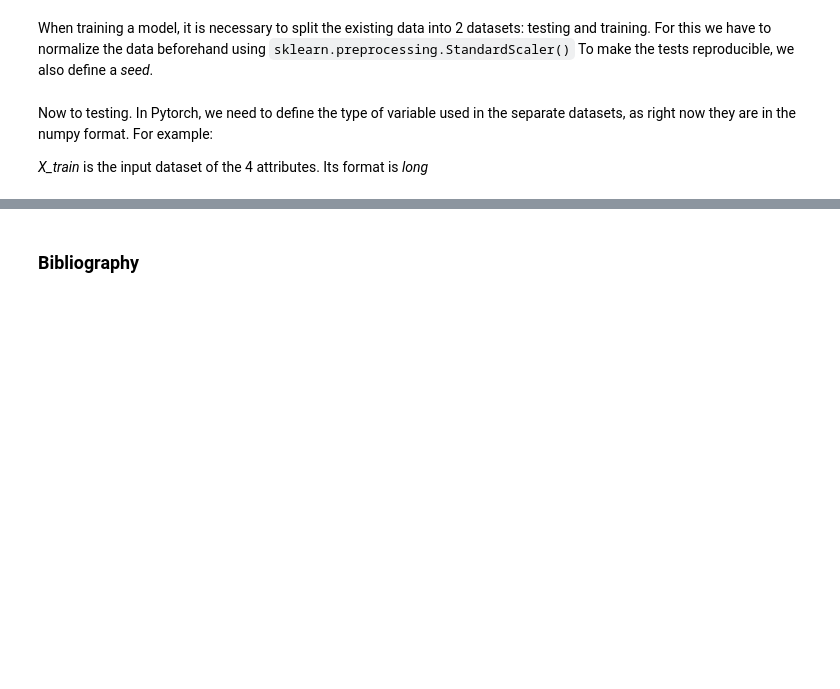
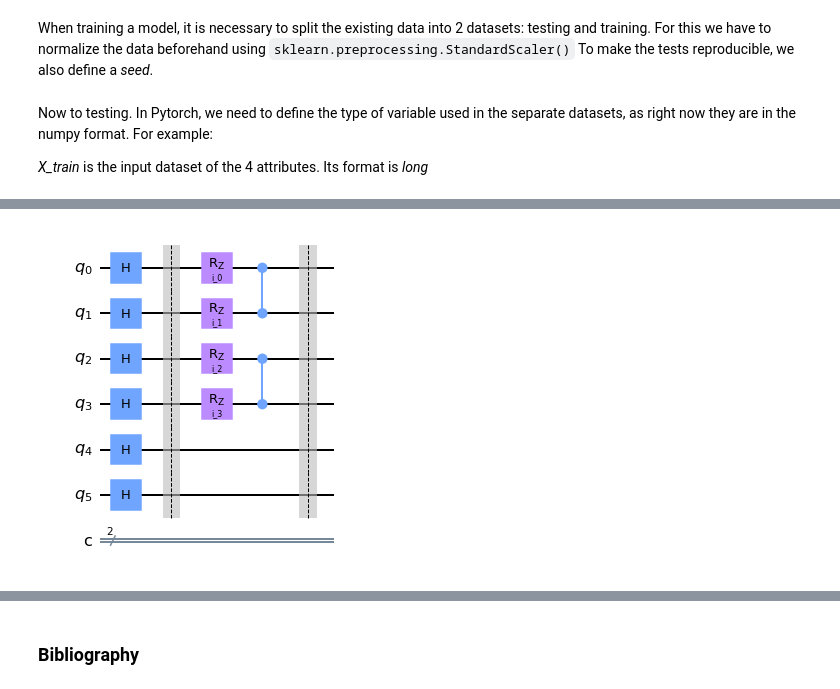
Before and after one commit to RicardoMonteiroSimoes/ZHAW_PAHS212, a Jupyter notebook: jupyter/quantum_neural_network.ipynb, the cells around one changed output, grey strips where cells are left out. Drawn from its saved outputs; the diff is of its cells as text; code cells hidden in the pictures; blank space fills up the shorter version.

```diff
--- a/jupyter/quantum_neural_network.ipynb
+++ b/jupyter/quantum_neural_network.ipynb
@@ -156,0 +208,14 @@ We will now try to build an equivalent model using qiskit, based on the purposal
+# %%
+circuit = QuantumCircuit(6,2)
+circuit.h(range(6))
+circuit.barrier()
+circuit.rz(Parameter('i_0'),0)
+circuit.rz(Parameter('i_1'),1)
+circuit.rz(Parameter('i_2'),2)
+circuit.rz(Parameter('i_3'),3)
+circuit.cz(0,1)
+circuit.cz(2,3)
+circuit.barrier()
+circuit.draw('mpl')
+# %% [output]
+[figure, added]
```
Also changed, not shown: parts of 17 cells of this notebook.
